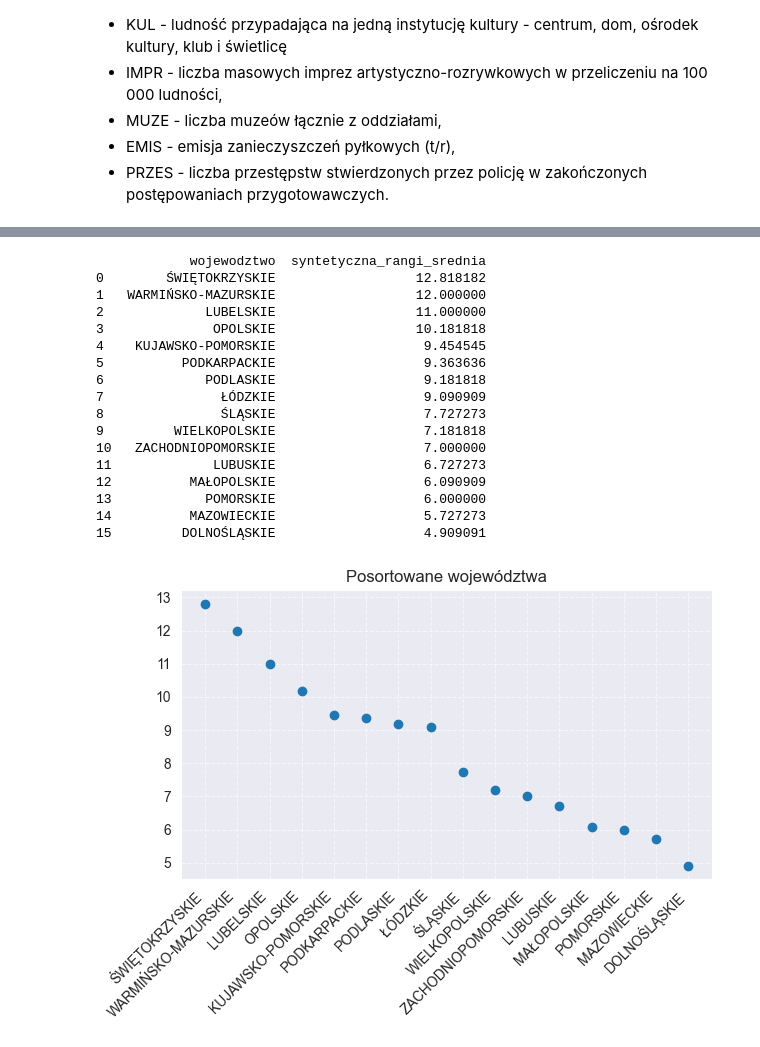
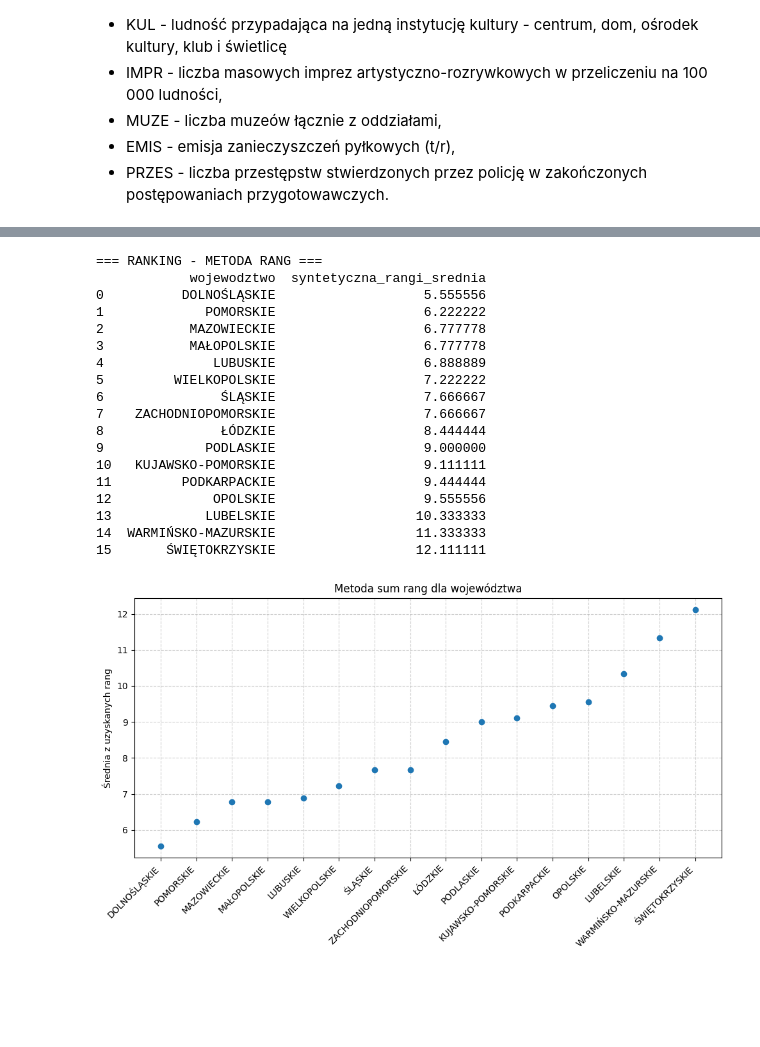
Before and after one commit to Jakaz78/Analiza, a Jupyter notebook: main.ipynb, the cells around one changed output, grey strips where cells are left out. Cells and saved outputs as stored; diff of their text form; code cells hidden in the pictures; blank space fills up the shorter version.

```diff
--- a/main.ipynb
+++ b/main.ipynb
@@ -250,57 +251,45 @@ print(posortowane)
 # %%
+wojewodztwa_rang = wojewodztwa.copy()
+wojewodztwa_rang = zamiana_destymulanty(wojewodztwa_rang, nominanty_woj, destymulanty_woj)
 
-wojewodztwa_rang = wojewodztwa_stand
+
 rangi_cols = []
 for col in wojewodztwa_rang.select_dtypes(include="number").columns:
-    # Ustal kierunek sortowania rang (większa wartość = lepsza), zwykle ascending=False
     rang_col = f"{col}_rang"
     wojewodztwa_rang[rang_col] = wojewodztwa_rang[col].rank(ascending=False, method='min')
     rangi_cols.append(rang_col)
 
-# Krok 2: Agregacja rang
-wojewodztwa_rang["syntetyczna_rangi_suma"] = wojewodztwa_rang[rangi_cols].sum(axis=1)
 wojewodztwa_rang["syntetyczna_rangi_srednia"] = wojewodztwa_rang[rangi_cols].mean(axis=1)
 
-# Jeśli chcesz wagi (opcjonalnie, suma wag musi być 1):
-# Przykład:
-wagi = {col: 1/len(rangi_cols) for col in rangi_cols}  # równy podział wag
-wojewodztwa_rang["syntetyczna_rangi_wagi"] = wojewodztwa_rang[rangi_cols].mul(pd.Series(wagi)).sum(axis=1)
+posortowane_rang = wojewodztwa_rang[["wojewodztwo", "syntetyczna_rangi_srednia"]].sort_values(
+    by="syntetyczna_rangi_srednia", ascending=True).reset_index(drop=True)
 
-# Krok 3: Posortowany ranking według syntetycznej miary rang
-posortowane_rang = wojewodztwa_rang[["wojewodztwo", "syntetyczna_rangi_srednia"]].sort_values(by="syntetyczna_rangi_srednia", ascending=False).reset_index(drop=True)
+print("\n=== RANKING - METODA RANG ===")
 print(posortowane_rang)
 
 
-
-fig, ax = plt.subplots()
 X = range(len(posortowane_rang))
 Y = posortowane_rang["syntetyczna_rangi_srednia"].values
 labels = posortowane_rang["wojewodztwo"]
 
-ax.scatter(X, Y, zorder=3)
-
-
-ax.grid(True, linestyle='--', alpha=0.6, zorder=0)
-ax.set_title("Posortowane województwa")
-plt.xticks(X, labels, rotation=45, ha='right')
-fig.tight_layout()
-plt.show()
+stworz_wykres(X, Y, labels, "województwa", "Średnia z uzyskanych rang", "Metoda sum rang")
 # %% [output]
+=== RANKING - METODA RANG ===
             wojewodztwo  syntetyczna_rangi_srednia
-0        ŚWIĘTOKRZYSKIE                  12.818182
-1   WARMIŃSKO-MAZURSKIE                  12.000000
-2             LUBELSKIE                  11.000000
-3              OPOLSKIE                  10.181818
-4    KUJAWSKO-POMORSKIE                   9.454545
-5          PODKARPACKIE                   9.363636
-6             PODLASKIE                   9.181818
-7               ŁÓDZKIE                   9.090909
-8               ŚLĄSKIE                   7.727273
-9         WIELKOPOLSKIE                   7.181818
-10   ZACHODNIOPOMORSKIE                   7.000000
-11             LUBUSKIE                   6.727273
-12          MAŁOPOLSKIE                   6.090909
-13            POMORSKIE                   6.000000
-14          MAZOWIECKIE                   5.727273
-15         DOLNOŚLĄSKIE                   4.909091
+0          DOLNOŚLĄSKIE                   5.555556
+1             POMORSKIE                   6.222222
+2           MAZOWIECKIE                   6.777778
+3           MAŁOPOLSKIE                   6.777778
+4              LUBUSKIE                   6.888889
+5         WIELKOPOLSKIE                   7.222222
+6               ŚLĄSKIE                   7.666667
+7    ZACHODNIOPOMORSKIE                   7.666667
+8               ŁÓDZKIE                   8.444444
+9             PODLASKIE                   9.000000
+10   KUJAWSKO-POMORSKIE                   9.111111
+11         PODKARPACKIE                   9.444444
+12             OPOLSKIE                   9.555556
+13            LUBELSKIE                  10.333333
+14  WARMIŃSKO-MAZURSKIE                  11.333333
+15       ŚWIĘTOKRZYSKIE                  12.111111
-[figure, old version]
+[figure, new version]
```
Also changed, not shown: parts of 7 cells of this notebook.
